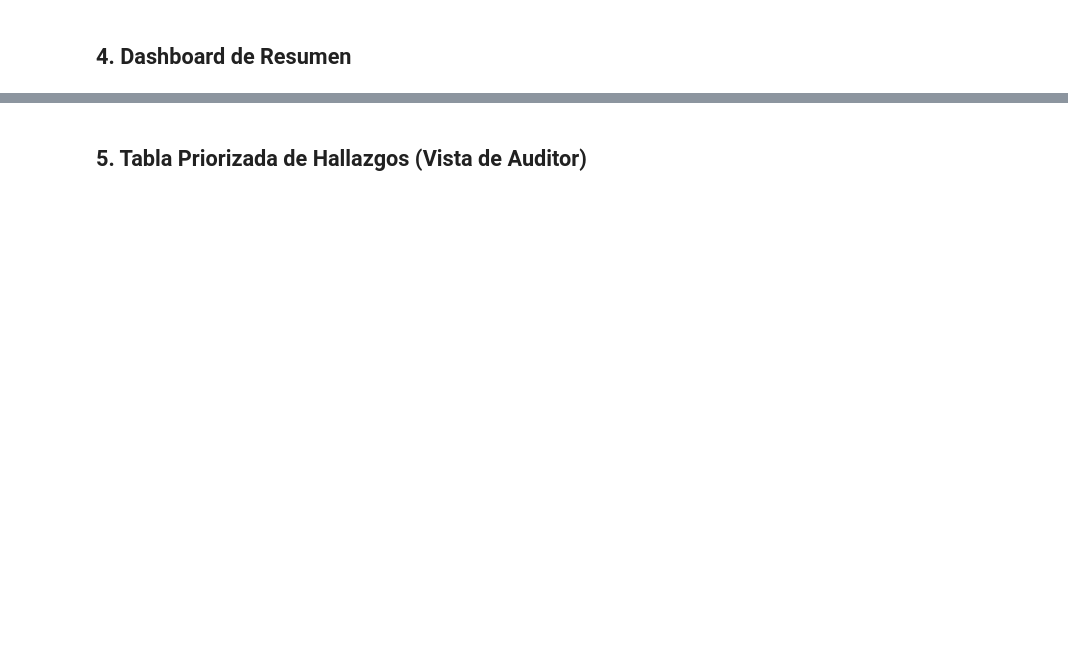
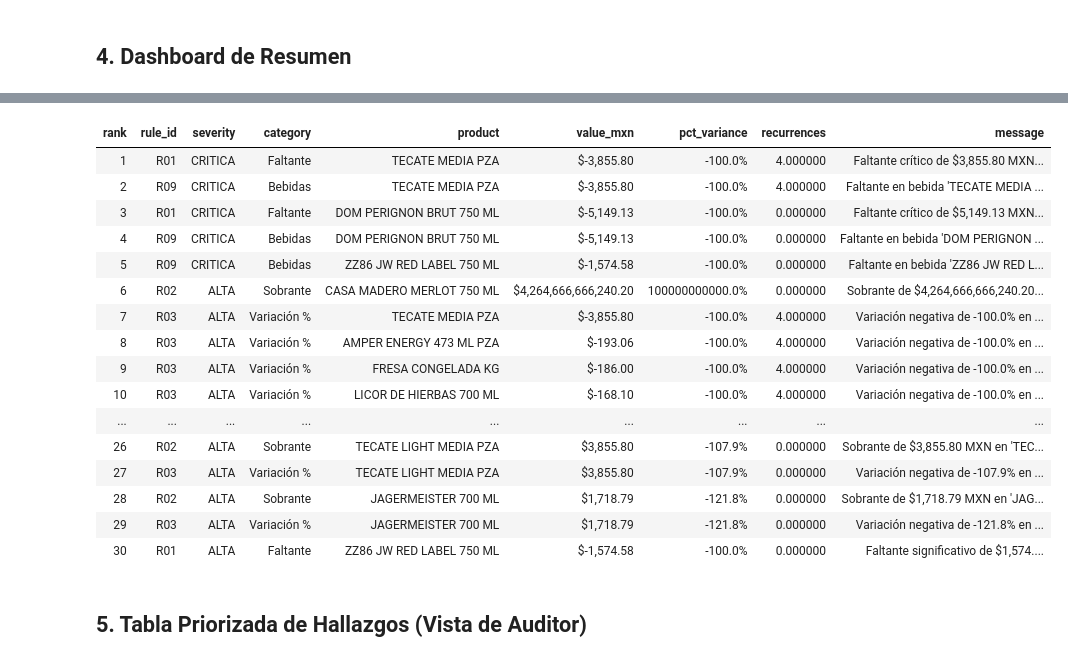
Before and after one commit to CristobalMe/reto-final, a Jupyter notebook: notebooks/3_alert_rules.ipynb, the cells around one changed output, grey strips where cells are left out. Saved outputs shown, nothing was run; the diff lists cells and outputs as text; code cells hidden in the pictures; blank space fills up the shorter version.

```diff
--- a/notebooks/3_alert_rules.ipynb
+++ b/notebooks/3_alert_rules.ipynb
@@ -115,0 +231,20 @@ print(f'Total de alertas generadas: {len(alerts)}')
+# %%
+%%time
+# Ejecutar motor de reglas con umbrales calibrados por percentiles.
+# THRESHOLDS viene de la celda de calibración de arriba.
+alerts = run_all_rules(df_detalle, thresholds=THRESHOLDS, df_history=df_history)
+print(f'Total de alertas generadas: {len(alerts)}')
+if not alerts:
+    print()
+    print('[!] Aún sin alertas con umbrales calibrados.')
+    print(f'    difimporte min={df_detalle["difimporte"].min():,.2f}  '
+          f'max={df_detalle["difimporte"].max():,.2f}')
+    print(f'    umbral faltante_alto (_default): '
+          f'{THRESHOLDS.get("_default", {}).get("faltante_alto", "N/A")}')
+    print('    El cierre podría no tener variaciones significativas.')
+else:
+    # Distribución rápida por regla
+    from collections import Counter
+    rule_counts = Counter(a['rule_id'] for a in alerts)
+    for rule_id, n in sorted(rule_counts.items()):
+        print(f'  {rule_id}: {n} alertas')
@@ -213,3 +332,46 @@ plt.show()
+# %%
+SEV_COLORS = {
+    'CRITICA': 'background-color: #f8d7da; color: #721c24; font-weight: bold',
+    'ALTA':    'background-color: #ffeeba; color: #856404; font-weight: bold',
+    'MEDIA':   'background-color: #d1ecf1; color: #0c5460',
+    'BAJA':    'background-color: #d4edda; color: #155724',
+}
+
+display_cols = ['rank', 'rule_id', 'severity', 'category', 'product',
+                'value_mxn', 'pct_variance', 'recurrences', 'message']
+df_display = df_ranked[display_cols].head(30).copy()
+df_display['value_mxn']   = df_display['value_mxn'].apply(lambda x: f'${x:,.2f}')
+df_display['pct_variance'] = df_display['pct_variance'].apply(
+    lambda x: f'{x:.1f}%' if pd.notna(x) else '—'
+)
+
+styled = (
+    df_display.style
+    .map(lambda v: SEV_COLORS.get(v, ''), subset=['severity'])
+    .set_properties(**{'font-size': '11px'})
+    .set_table_styles([{'selector': 'th', 'props': [('font-size', '11px'),
+                                                     ('font-weight', 'bold')]}])
+    .hide(axis='index')
+)
+display(styled)
+# %% [output]
+| rank | rule_id | severity | category | product | value_mxn | pct_variance | recurrences | message |
+| 1 | R01 | CRITICA | Faltante | TECATE MEDIA PZA | $-3,855.80 | -100.0% | 4.000000 | Faltante crítico de $3,855.80 MXN... |
+| 2 | R09 | CRITICA | Bebidas | TECATE MEDIA PZA | $-3,855.80 | -100.0% | 4.000000 | Faltante en bebida 'TECATE MEDIA ... |
+| 3 | R01 | CRITICA | Faltante | DOM PERIGNON BRUT 750 ML | $-5,149.13 | -100.0% | 0.000000 | Faltante crítico de $5,149.13 MXN... |
+| 4 | R09 | CRITICA | Bebidas | DOM PERIGNON BRUT 750 ML | $-5,149.13 | -100.0% | 0.000000 | Faltante en bebida 'DOM PERIGNON ... |
+| 5 | R09 | CRITICA | Bebidas | ZZ86 JW RED LABEL 750 ML | $-1,574.58 | -100.0% | 0.000000 | Faltante en bebida 'ZZ86 JW RED L... |
+| 6 | R02 | ALTA | Sobrante | CASA MADERO MERLOT 750 ML | $4,264,666,666,240.20 | 100000000000.0% | 0.000000 | Sobrante de $4,264,666,666,240.20... |
+| 7 | R03 | ALTA | Variación % | TECATE MEDIA PZA | $-3,855.80 | -100.0% | 4.000000 | Variación negativa de -100.0% en ... |
+| 8 | R03 | ALTA | Variación % | AMPER ENERGY 473 ML PZA | $-193.06 | -100.0% | 4.000000 | Variación negativa de -100.0% en ... |
+| 9 | R03 | ALTA | Variación % | FRESA CONGELADA KG | $-186.00 | -100.0% | 4.000000 | Variación negativa de -100.0% en ... |
+| 10 | R03 | ALTA | Variación % | LICOR DE HIERBAS 700 ML | $-168.10 | -100.0% | 4.000000 | Variación negativa de -100.0% en ... |
+| ... | ... | ... | ... | ... | ... | ... | ... | ... |
+| 26 | R02 | ALTA | Sobrante | TECATE LIGHT MEDIA PZA | $3,855.80 | -107.9% | 0.000000 | Sobrante de $3,855.80 MXN en 'TEC... |
+| 27 | R03 | ALTA | Variación % | TECATE LIGHT MEDIA PZA | $3,855.80 | -107.9% | 0.000000 | Variación negativa de -107.9% en ... |
+| 28 | R02 | ALTA | Sobrante | JAGERMEISTER 700 ML | $1,718.79 | -121.8% | 0.000000 | Sobrante de $1,718.79 MXN en 'JAG... |
+| 29 | R03 | ALTA | Variación % | JAGERMEISTER 700 ML | $1,718.79 | -121.8% | 0.000000 | Variación negativa de -121.8% en ... |
+| 30 | R01 | ALTA | Faltante | ZZ86 JW RED LABEL 750 ML | $-1,574.58 | -100.0% | 0.000000 | Faltante significativo de $1,574.... |
 # %% [markdown]
 ## 5. Tabla Priorizada de Hallazgos (Vista de Auditor)
 # %%
```
Also changed, not shown: parts of 15 cells of this notebook, 3 other files.
